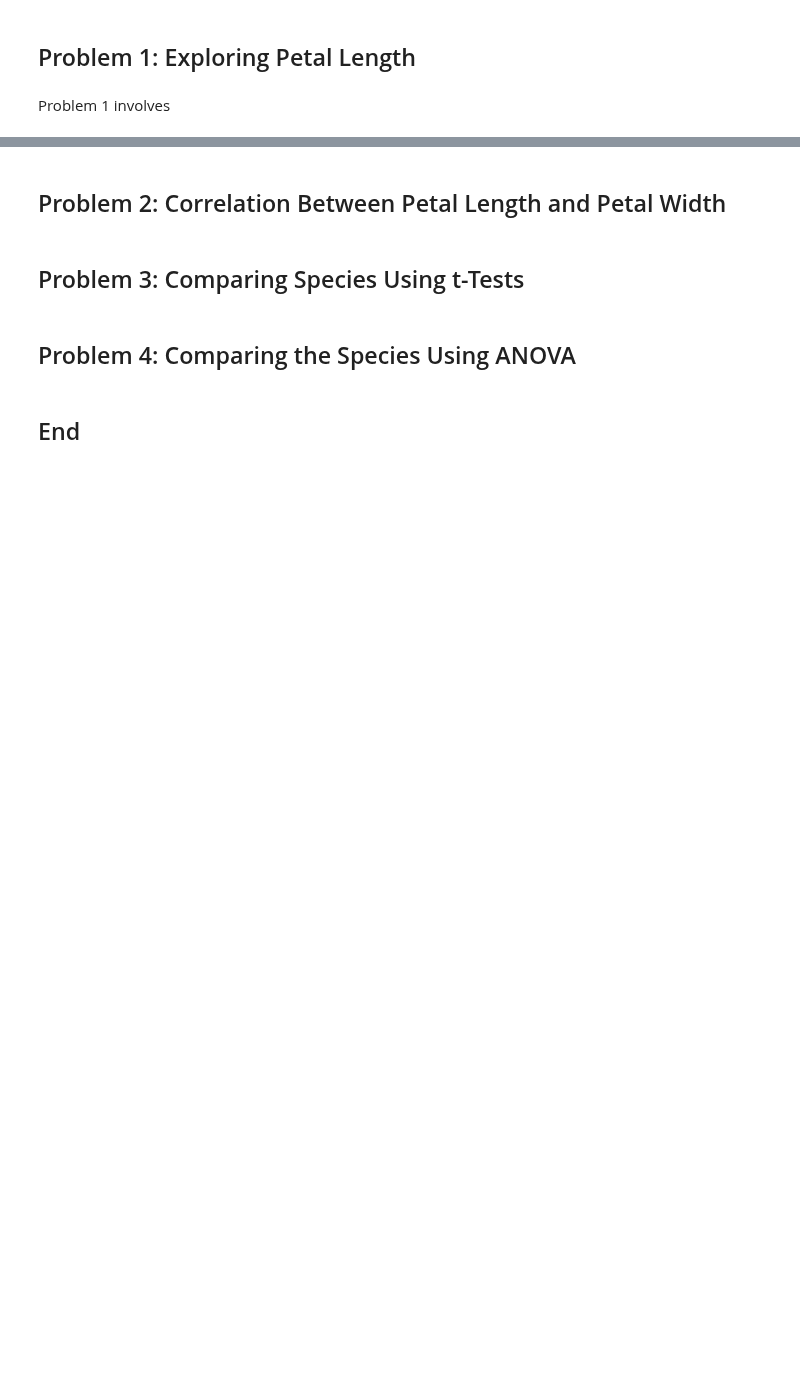
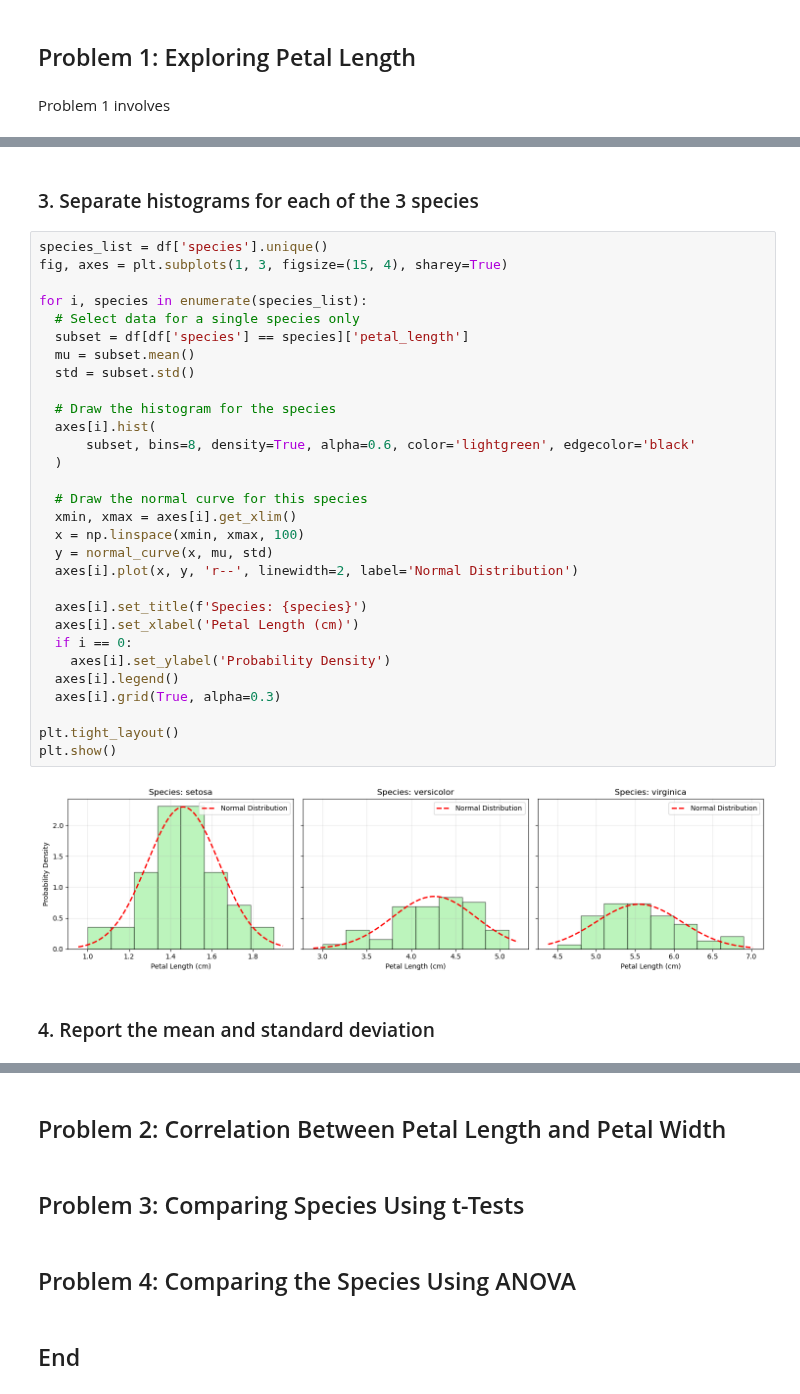
Before and after one commit to JoannaMnich/Applied-statistics, a Jupyter notebook: problems.ipynb, the cells around one changed output, grey strips where cells are left out. Cells and saved outputs as stored; diff of their text form; blank space fills up the shorter version.

```diff
--- a/problems.ipynb
+++ b/problems.ipynb
@@ -9,0 +46,36 @@ Problem 1 involves
+# %% [markdown]
+### 3. Separate histograms for each of the 3 species
+# %%
+species_list = df['species'].unique()
+fig, axes = plt.subplots(1, 3, figsize=(15, 4), sharey=True)
+
+for i, species in enumerate(species_list):
+  # Select data for a single species only
+  subset = df[df['species'] == species]['petal_length']
+  mu = subset.mean()
+  std = subset.std()
+
+  # Draw the histogram for the species
+  axes[i].hist(
+      subset, bins=8, density=True, alpha=0.6, color='lightgreen', edgecolor='black'
+  )
+
+  # Draw the normal curve for this species
+  xmin, xmax = axes[i].get_xlim()
+  x = np.linspace(xmin, xmax, 100)
+  y = normal_curve(x, mu, std)
+  axes[i].plot(x, y, 'r--', linewidth=2, label='Normal Distribution')
+
+  axes[i].set_title(f'Species: {species}')
+  axes[i].set_xlabel('Petal Length (cm)')
+  if i == 0:
+    axes[i].set_ylabel('Probability Density')
+  axes[i].legend()
+  axes[i].grid(True, alpha=0.3)
+
+plt.tight_layout()
+plt.show()
+# %% [output]
+[figure, added]
+# %% [markdown]
+### 4. Report the mean and standard deviation
```
Also changed, not shown: parts of 10 cells of this notebook.
